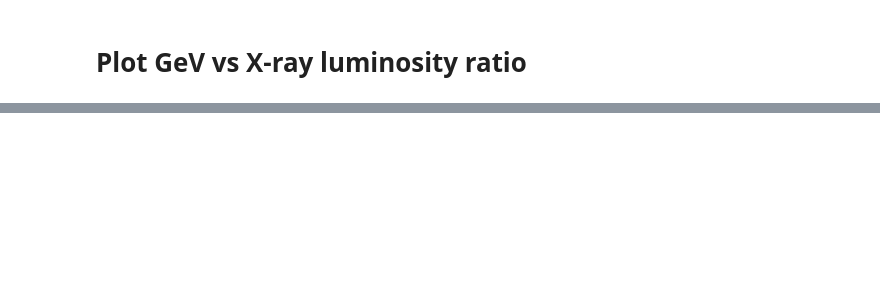
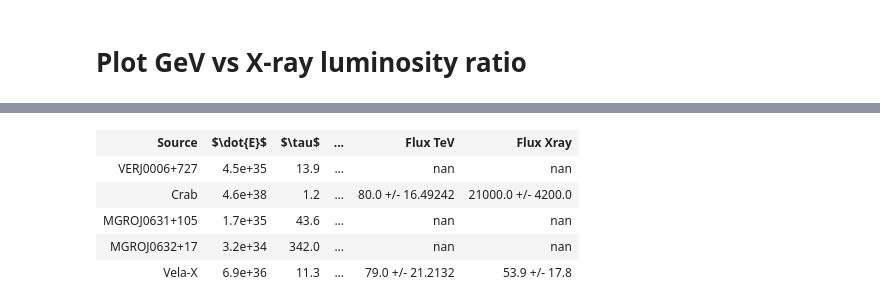
Before and after one commit to joshualande/PhD-Thesis, a Jupyter notebook: chapters/population_study/data/04-10-2013 - PWN Population v3.ipynb, the cells around one changed output, grey strips where cells are left out. Cells and saved outputs as stored; diff of their text form; code cells hidden in the pictures; blank space fills up the shorter version.

```diff
--- a/chapters/population_study/data/04-10-2013 - PWN Population v3.ipynb
+++ b/chapters/population_study/data/04-10-2013 - PWN Population v3.ipynb
@@ -315,0 +322,20 @@ savefig('pwn_age_edot_vs_l_xray.pdf')
+# %%
+from astropy.table import Table
+
+edot_str = r'$\dot{E}$'
+age_str = r'$\tau$'
+dist_str = r'Distance'
+f_tev_str = r'Flux TeV'
+f_xray_str = r'Flux Xray'
+t = Table(
+    [df.index.values, df['Edot'], df['age']/1e3, df['distance'], df['F_TeV'], df['F_Xray']],
+    names=['Source',edot_str,age_str,dist_str,f_tev_str,f_xray_str])
+# %%
+t[:5]
+# %% [output]
+| Source | $\dot{E}$ | $\tau$ | ... | Flux TeV | Flux Xray |
+| VERJ0006+727 | 4.5e+35 | 13.9 | ... | nan | nan |
+| Crab | 4.6e+38 | 1.2 | ... | 80.0 +/- 16.49242 | 21000.0 +/- 4200.0 |
+| MGROJ0631+105 | 1.7e+35 | 43.6 | ... | nan | nan |
+| MGROJ0632+17 | 3.2e+34 | 342.0 | ... | nan | nan |
+| Vela-X | 6.9e+36 | 11.3 | ... | 79.0 +/- 21.2132 | 53.9 +/- 17.8 |
```
Also changed, not shown: parts of 12 cells of this notebook, 7 other files.
